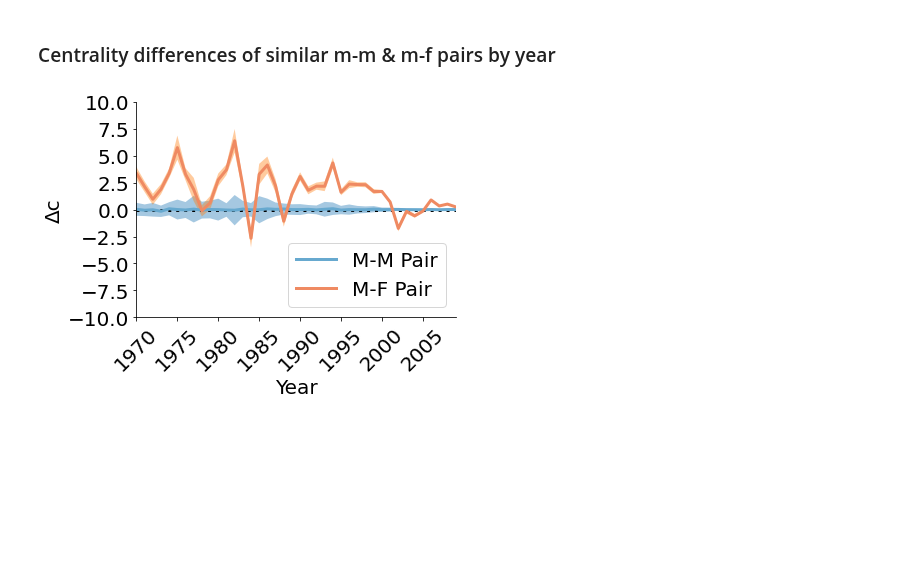
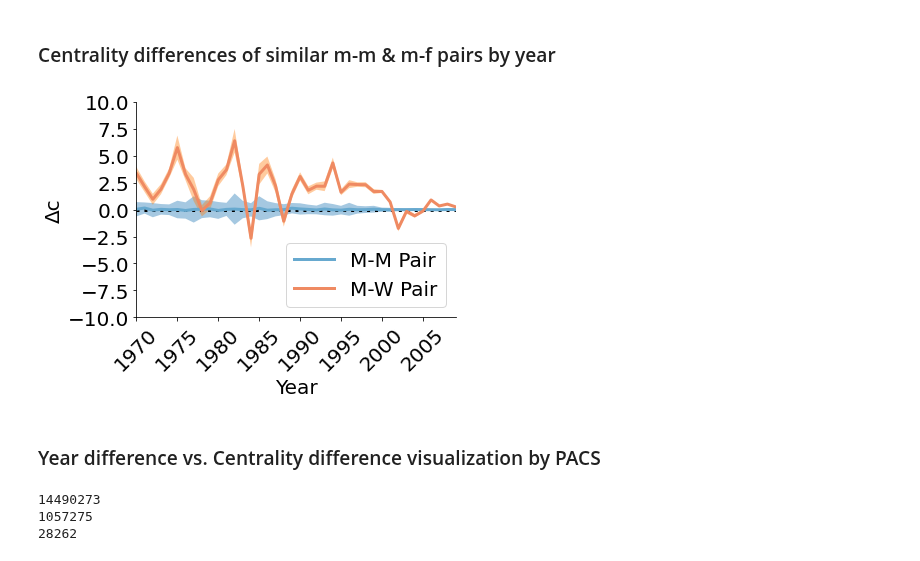
Before and after one commit to therobinkay/firstmover, a Jupyter notebook: main.ipynb, the cells around one changed output. Drawn from its saved outputs; the diff is of its cells as text; code cells hidden in the pictures; blank space fills up the shorter version.

Commit message:
figure code updates

```diff
--- a/main.ipynb
+++ b/main.ipynb
@@ -27,7 +28,7 @@ warnings.filterwarnings("ignore")
 # import necessary data
 
 # result = pd.read_csv("/Users/robinkong/codes/result.csv")
-# paperdata = pd.read_csv("/Users/robinkong/codes/paperdata.csv")
+paperdata = pd.read_csv("/Users/robinkong/codes/paperdata.csv")
 cb = pd.read_csv("/Users/robinkong/codes/citationBara.csv")
 primdata = pd.read_csv("/Users/robinkong/codes/primdata.csv")
 # pair = pd.read_csv("/Users/robinkong/codes/pairs.csv", chunksize = 1000000)
@@ -781,5 +932,7 @@ p = 0.001
 
 simp = mfs[mfs['qval'] < p].sort_values('countd').reset_index(drop=True)
 print(len(simp)/len(mfs))
+
+simp_mw = simp[['lateryear', 'countd']].sort_values(by=['lateryear', 'countd'])
 # %% [output]
 0.10213864425058708
@@ -1006,4 +1086,35 @@ for k in tqdm(range(100)):
 # %%
-mm_centrality
+ref = simp_mw.lateryear.unique()
+numlist = []
+
+mm_centrality = pd.DataFrame(columns=['lateryear'])
+
+for num in ref:
+    numlist.append(num)
+mm_centrality['lateryear'] = numlist
+
+# take the average of 100 random m-m pair samples per year and calculate the centrality difference
+
+for k in tqdm(range(100)):
+    df1 = pd.DataFrame(columns=['lateryear', 'countd'])
+    vlist = []
+
+    for i in range(len(ref)):
+        df2 = simp_mm[simp_mm['lateryear'] == ref[i]].sample(
+            simp_mwsimp.lateryear.value_counts().sort_index().iloc[i], replace=True)
+        df1 = pd.concat([df1,df2])
+
+    for j in range(len(df1)):
+        if randint(0,1) == 0:
+            vlist.append(df1.countd.iloc[j])
+        else:
+            vlist.append(df1.countd.iloc[j] * -1)
+
+    df1['value'] = vlist
+    df1 = df1.groupby("lateryear").agg([np.mean]).reset_index().drop(['lateryear'], axis=1)
+
+    mm_centrality = pd.concat([mm_centrality, df1], axis=1)
+
+mm_centrality.head()
 # %% [output]
 |  | lateryear | (value, mean) | (value, mean) | (value, mean) | (value, mean) | (value, mean) | (value, mean) | ... |
@@ -1109,7 +1214,7 @@ mm_ms['sd'] = sdlist
 mm_ms = mm_ms[['lateryear','avg','sd']]
 # %%
 # mf_ms is the DataFrame for the difference plot (M-F pairs)
-mf_ms = simp.groupby("lateryear").agg(['count', np.mean, np.std]).reset_index()
+mf_ms = simp_mw.groupby("lateryear").agg(['count', np.mean, np.std]).reset_index()
 
 # Retrieve a standard error list for M-F pairs
 semlist = []
@@ -1140,32 +1245,56 @@ plt.plot(mm_ms.lateryear,mm_ms.avg,"-",label="M-M Pair",
          color='#67a9cf', lw=3)
 
 # shading the SD area (M-M)
 X  = np.linspace(min(mm_ms.lateryear),max(mm_ms.lateryear),mm_ms.lateryear.nunique())
 plt.fill_between(X,
                  mm_ms.avg + mm_ms.sd,
                  mm_ms.avg - mm_ms.sd,
                  color='C0',alpha=.4,edgecolor="none")
 
 # Plotting M-F pairs
-plt.plot(mf_ms.lateryear,mf_ms.countd['mean'],"-",label="M-F Pair",
+plt.plot(mf_ms.lateryear,mf_ms.countd['mean'],"-",label="M-W Pair",
          color='#ef8a62', lw=3)
 
 # shading the SE area (M-F)
 plt.fill_between(X,
                  mf_ms.countd['mean'] + mf_ms['sem'],
                  mf_ms.countd['mean'] - mf_ms['sem'],
                  color='C1',alpha=.4,edgecolor="none")
 
 plt.xticks(fontsize=20, rotation=45)
 plt.yticks(fontsize=20)
 plt.xlabel("Year",fontsize=20)
 plt.ylabel("\u0394c",fontsize=20)
 plt.xlim(xmin=1970, xmax=2009)
 plt.ylim(ymin=-10, ymax=10)
 
 plt.legend(loc='lower right', fontsize=20)
 
 plt.tight_layout()
 fig.savefig(f"/Users/robinkong/codes/mm_mf_cdiff.pdf")
 # %% [output]
-[figure, old version]
+[figure, new version]
+# %% [markdown]
+### Year difference vs. Centrality difference visualization by PACS
+# %%
+# Separate into 4 quadrants depending on count difference and year difference
+
+N = 9  # subfield
+sdoi = primdata[primdata[f'pacs{N}0'] == 1].doi
+
+cy_mw = sim_mf.copy()
+print(len(cy_mw))
+cy_mw = cy_mw[cy_mw['qval'] < p]  # apply threshold
+print(len(cy_mw))
+cy_mw = cy_mw[(cy_mw.paper1.isin(sdoi)) & (cy_mw.paper2.isin(sdoi))
+             ].reset_index(drop=True)  # apply subfield
+print(len(cy_mw))
+
+quad1 = cy_mw[(cy_mw.countd > 0) & (cy_mw.yeard > 0)]
+quad2 = cy_mw[(cy_mw.countd > 0) & (cy_mw.yeard < 0)]
+quad3 = cy_mw[(cy_mw.countd < 0) & (cy_mw.yeard < 0)]
+quad4 = cy_mw[(cy_mw.countd < 0) & (cy_mw.yeard > 0)]
+# %% [output]
+14490273
+1057275
+28262
```
Also changed, not shown: parts of 26 cells of this notebook.
